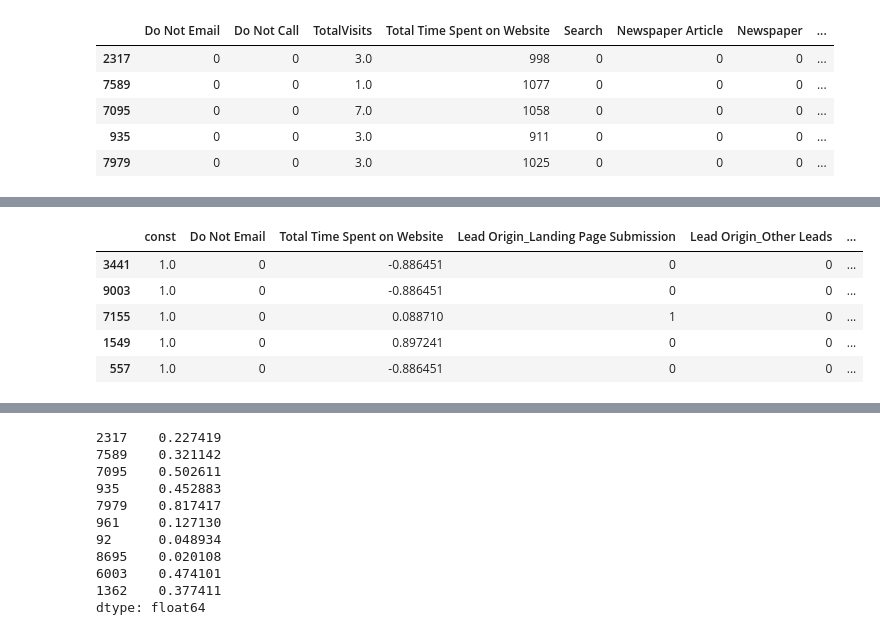
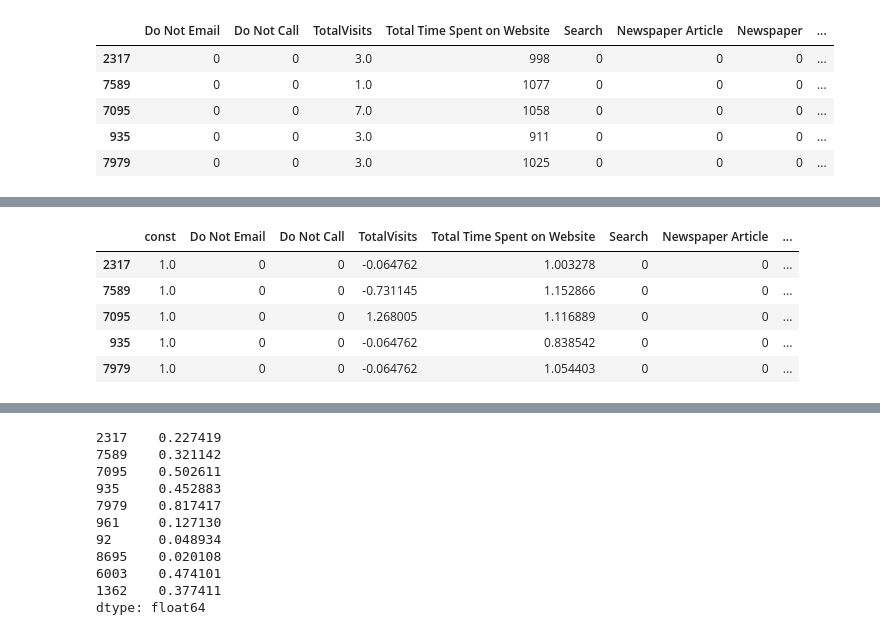
Before and after one commit to UshaVel/Lead_Scoring_Case_Study, a Jupyter notebook: Lead Scoring assignment.ipynb, the cells around one changed output, grey strips where cells are left out. Saved outputs shown, nothing was run; the diff lists cells and outputs as text; code cells hidden in the pictures.

```diff
--- a/Lead Scoring assignment.ipynb
+++ b/Lead Scoring assignment.ipynb
@@ -1613,4 +1574 @@ X_test.head(5)
 X_test[['Total Time Spent on Website','TotalVisits']] = scaler.transform(X_test[['Total Time Spent on Website','TotalVisits']])
-# %%
-X_test = X_test[col]
-X_test.head()
@@ -1626,9 +1591,9 @@ X_test_sm = sm.add_constant(X_test)
 # %%
-X_train_sm.head()
+X_test_sm.head()
 # %% [output]
-|  | const | Do Not Email | Total Time Spent on Website | Lead Origin_Landing Page Submission | Lead Origin_Other Leads | ... |
-| 3441 | 1.0 | 0 | -0.886451 | 0 | 0 | ... |
-| 9003 | 1.0 | 0 | -0.886451 | 0 | 0 | ... |
-| 7155 | 1.0 | 0 | 0.088710 | 1 | 0 | ... |
-| 1549 | 1.0 | 0 | 0.897241 | 0 | 0 | ... |
-| 557 | 1.0 | 0 | -0.886451 | 0 | 0 | ... |
+|  | const | Do Not Email | Do Not Call | TotalVisits | Total Time Spent on Website | Search | Newspaper Article | ... |
+| 2317 | 1.0 | 0 | 0 | -0.064762 | 1.003278 | 0 | 0 | ... |
+| 7589 | 1.0 | 0 | 0 | -0.731145 | 1.152866 | 0 | 0 | ... |
+| 7095 | 1.0 | 0 | 0 | 1.268005 | 1.116889 | 0 | 0 | ... |
+| 935 | 1.0 | 0 | 0 | -0.064762 | 0.838542 | 0 | 0 | ... |
+| 7979 | 1.0 | 0 | 0 | -0.064762 | 1.054403 | 0 | 0 | ... |
```
Also changed, not shown: parts of 78 cells of this notebook.
